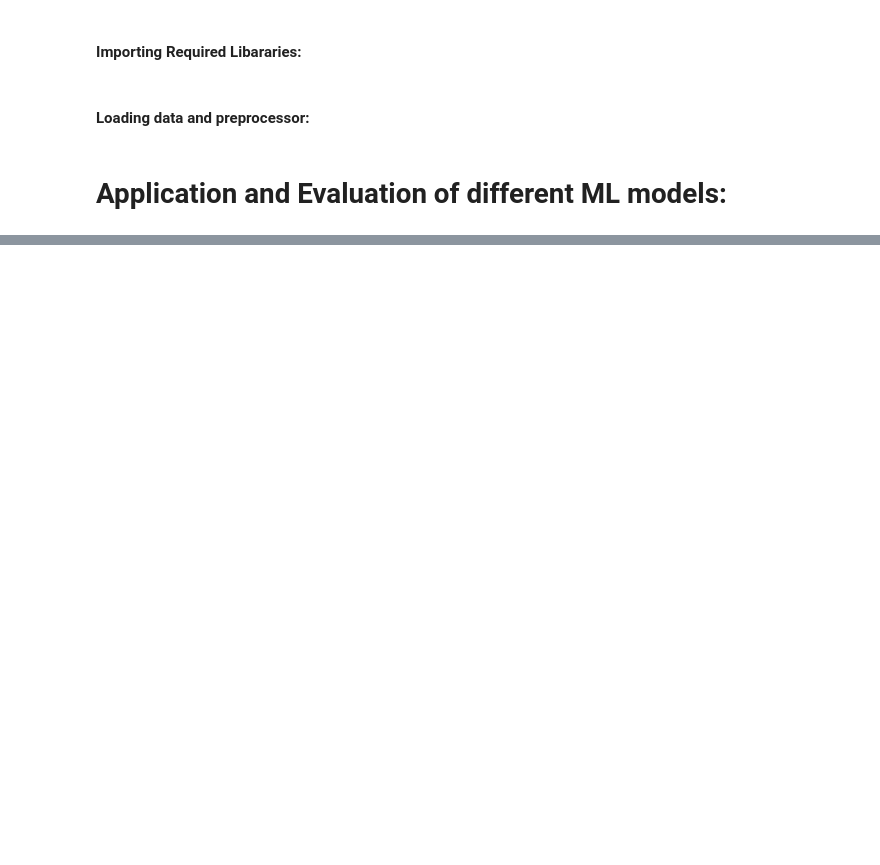
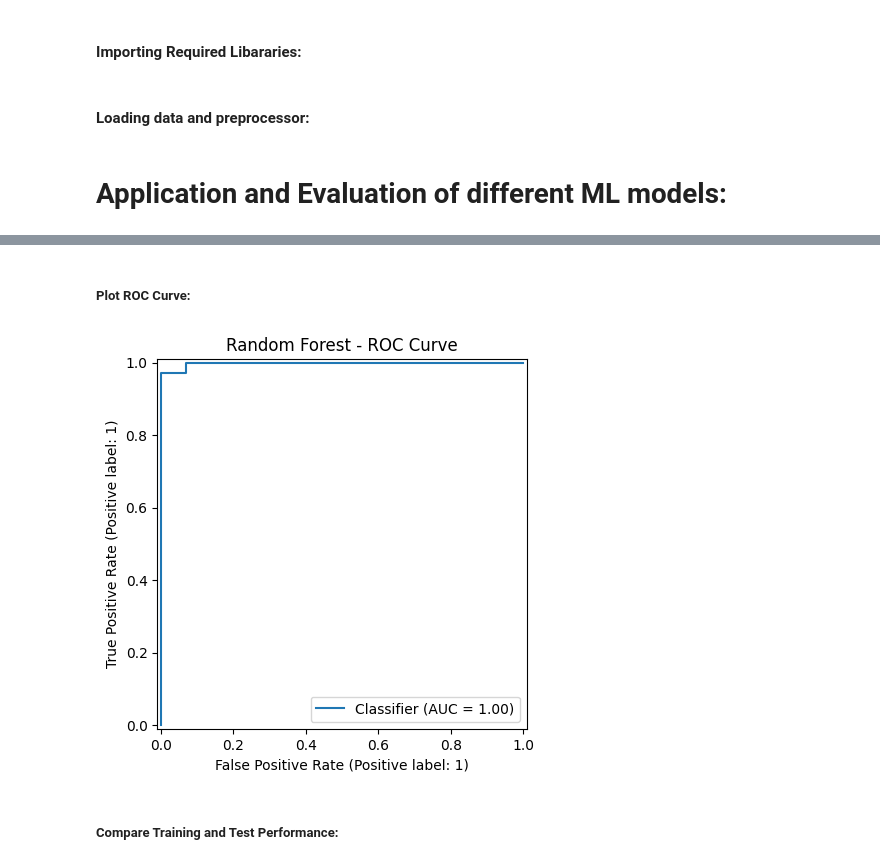
Before and after one commit to Sami-ur-Rehman1073/breast_cancer_prediction, a Jupyter notebook: notebooks/03_modeling.ipynb, the cells around one changed output, grey strips where cells are left out. Drawn from its saved outputs; the diff is of its cells as text; code cells hidden in the pictures; blank space fills up the shorter version.

```diff
--- a/notebooks/03_modeling.ipynb
+++ b/notebooks/03_modeling.ipynb
@@ -189,0 +210,17 @@ By looking at the comparison, I find out that there is no overfitting.
+# %%
+def plot_roc_curve(
+    y_test,
+    test_probabilities,
+    model_name
+):
+    if test_probabilities is None:
+        print(f"ROC curve is not available for {model_name}.")
+        return
+
+    RocCurveDisplay.from_predictions(
+        y_test,
+        test_probabilities
+    )
+
+    plt.title(f"{model_name} - ROC Curve")
+    plt.show()
@@ -189,0 +369,12 @@ By looking at the comparison, I find out that there is no overfitting.
+# %% [markdown]
+##### Plot ROC Curve:
+# %%
+plot_roc_curve(
+    y_test=y_test,
+    test_probabilities=test_probabilities,
+    model_name="Random Forest"
+)
+# %% [output]
+[figure, added]
+# %% [markdown]
+##### Compare Training and Test Performance:
```
Also changed, not shown: parts of 110 cells of this notebook.
